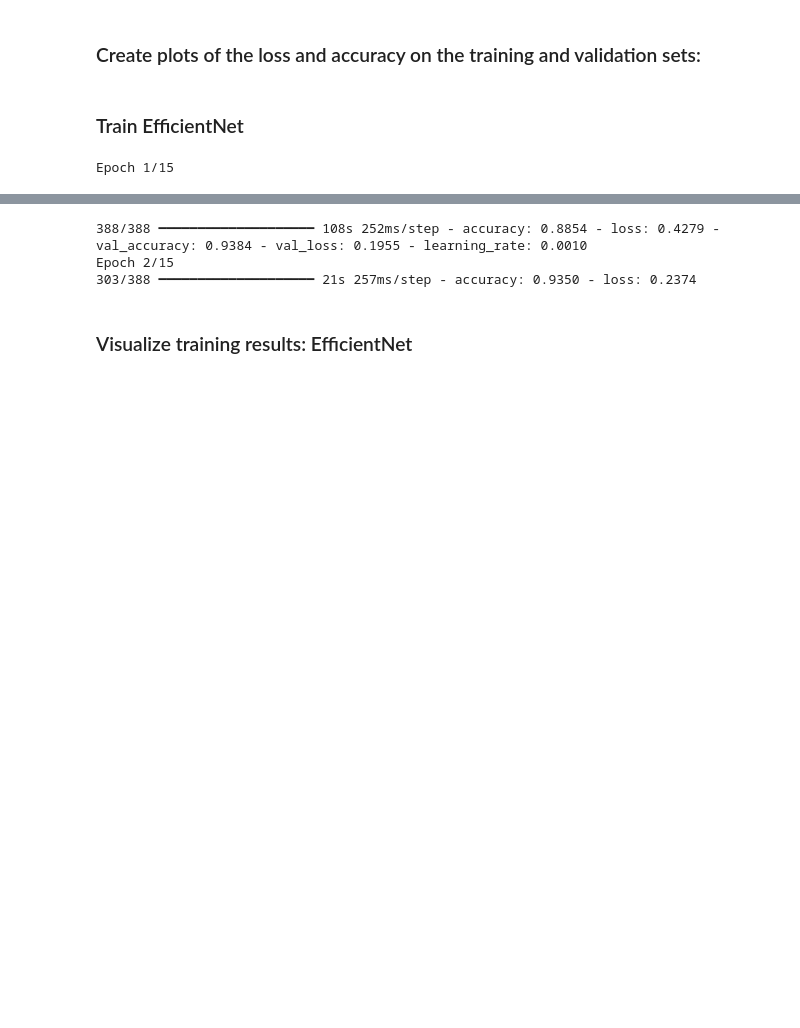
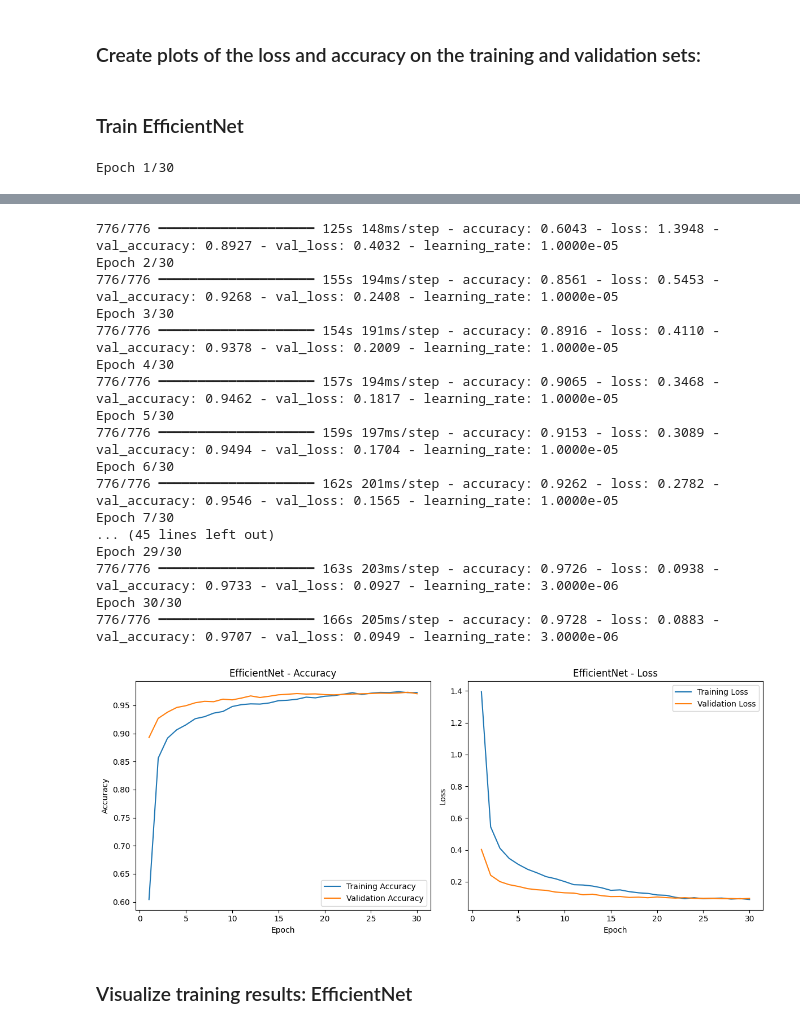
Before and after one commit to thaxinhtun/wasteClassification, a Jupyter notebook: train_effecientNet.ipynb, the cells around one changed output, grey strips where cells are left out. Cells and saved outputs as stored; diff of their text form; code cells hidden in the pictures; blank space fills up the shorter version.

```diff
--- a/train_effecientNet.ipynb
+++ b/train_effecientNet.ipynb
@@ -320,7 +318,7 @@ data_augmentation = tf.keras.Sequential([
 import keras
 
 
-def get_early_stopping_callback(patience=5):
+def get_early_stopping_callback(patience=3):
 
     early_stop = keras.callbacks.EarlyStopping(
         monitor="val_loss",
@@ -397,7 +401,7 @@ Model: "functional_1"
 def compile_model(model):
 
     model.compile(
-        optimizer= tf.keras.optimizers.Adam(),
+        optimizer= tf.keras.optimizers.Adam(learning_rate=1e-5, clipnorm=1.0),
         loss=tf.keras.losses.SparseCategoricalCrossentropy(from_logits=False),
         metrics=['accuracy']
 )
@@ -406,14 +410,14 @@ def compile_model(model):
 # %% [markdown]
 ### Train Model
 # %%
-def train_model(model, train_ds, val_ds, class_weights=None, epochs=15,patience=5):
+def train_model(model, train_ds, val_ds, class_weights=None, epochs=30,patience=4):
 
     history = model.fit(
         train_ds,
         validation_data=val_ds,
         epochs=epochs,
         callbacks=get_early_stopping_callback(patience=patience),
-        class_weight=class_weights
+        class_weight=class_weights,
     )
 
     return history
@@ -422,15 +426,14 @@ def train_model(model, train_ds, val_ds, class_weights=None, epochs=15,patience=
 # %%
 import matplotlib.pyplot as plt
 
-def plot_history(history, title="Model Performance"):
+def plot_history(history, title="Model Performance", save_path=None):
 
-    acc = history.history.get('accuracy')
-    val_acc = history.history.get('val_accuracy')
+    acc = history.history.get('accuracy', [])
+    val_acc = history.history.get('val_accuracy', [])
+    loss = history.history.get('loss', [])
+    val_loss = history.history.get('val_loss', [])
 
-    loss = history.history.get('loss')
-    val_loss = history.history.get('val_loss')
-
-    epochs_range = range(len(acc))
+    epochs_range = range(1, len(acc) + 1)
 
     plt.figure(figsize=(12, 5))
 
@@ -440,6 +443,8 @@ def plot_history(history, title="Model Performance"):
     plt.plot(epochs_range, val_acc, label='Validation Accuracy')
     plt.legend(loc='lower right')
     plt.title(f'{title} - Accuracy')
+    plt.xlabel('Epoch')
+    plt.ylabel('Accuracy')
 
     # ---------------- Loss ----------------
     plt.subplot(1, 2, 2)
@@ -447,6 +452,13 @@ def plot_history(history, title="Model Performance"):
     plt.plot(epochs_range, val_loss, label='Validation Loss')
     plt.legend(loc='upper right')
     plt.title(f'{title} - Loss')
+    plt.xlabel('Epoch')
+    plt.ylabel('Loss')
+
+    plt.tight_layout()
+
+    if save_path:
+        plt.savefig(save_path, dpi=300, bbox_inches='tight')
 
     plt.show()
 # %% [markdown]
@@ -454,6 +466,8 @@ def plot_history(history, title="Model Performance"):
 # %%
 efficient = compile_model(efficient)
 
-efficient_history = train_model(efficient, train_ds, val_ds, class_weight_dict, 15, patience=5)
+efficient_history = train_model(efficient, train_ds, val_ds, class_weight_dict, 30, patience=4)
+
+plot_history(efficient_history, title="EfficientNet", save_path="efficient_history.png")
 # %% [output]
-Epoch 1/15
+Epoch 1/30
@@ -461,6 +475,21 @@ Epoch 1/15
-388/388 ━━━━━━━━━━━━━━━━━━━━ 108s 252ms/step - accuracy: 0.8854 - loss: 0.4279 - val_accuracy: 0.9384 - val_loss: 0.1955 - learning_rate: 0.0010
-Epoch 2/15
-303/388 ━━━━━━━━━━━━━━━━━━━━ 21s 257ms/step - accuracy: 0.9350 - loss: 0.2374
+776/776 ━━━━━━━━━━━━━━━━━━━━ 125s 148ms/step - accuracy: 0.6043 - loss: 1.3948 - val_accuracy: 0.8927 - val_loss: 0.4032 - learning_rate: 1.0000e-05
+Epoch 2/30
+776/776 ━━━━━━━━━━━━━━━━━━━━ 155s 194ms/step - accuracy: 0.8561 - loss: 0.5453 - val_accuracy: 0.9268 - val_loss: 0.2408 - learning_rate: 1.0000e-05
+Epoch 3/30
+776/776 ━━━━━━━━━━━━━━━━━━━━ 154s 191ms/step - accuracy: 0.8916 - loss: 0.4110 - val_accuracy: 0.9378 - val_loss: 0.2009 - learning_rate: 1.0000e-05
+Epoch 4/30
+776/776 ━━━━━━━━━━━━━━━━━━━━ 157s 194ms/step - accuracy: 0.9065 - loss: 0.3468 - val_accuracy: 0.9462 - val_loss: 0.1817 - learning_rate: 1.0000e-05
+Epoch 5/30
+776/776 ━━━━━━━━━━━━━━━━━━━━ 159s 197ms/step - accuracy: 0.9153 - loss: 0.3089 - val_accuracy: 0.9494 - val_loss: 0.1704 - learning_rate: 1.0000e-05
+Epoch 6/30
+776/776 ━━━━━━━━━━━━━━━━━━━━ 162s 201ms/step - accuracy: 0.9262 - loss: 0.2782 - val_accuracy: 0.9546 - val_loss: 0.1565 - learning_rate: 1.0000e-05
+Epoch 7/30
+... (45 lines left out)
+Epoch 29/30
+776/776 ━━━━━━━━━━━━━━━━━━━━ 163s 203ms/step - accuracy: 0.9726 - loss: 0.0938 - val_accuracy: 0.9733 - val_loss: 0.0927 - learning_rate: 3.0000e-06
+Epoch 30/30
+776/776 ━━━━━━━━━━━━━━━━━━━━ 166s 205ms/step - accuracy: 0.9728 - loss: 0.0883 - val_accuracy: 0.9707 - val_loss: 0.0949 - learning_rate: 3.0000e-06
+[figure, added]
 # %% [markdown]
 ### Visualize training results: EfficientNet
 # %%
```
Also changed, not shown: parts of 13 cells of this notebook, 30 other files.
